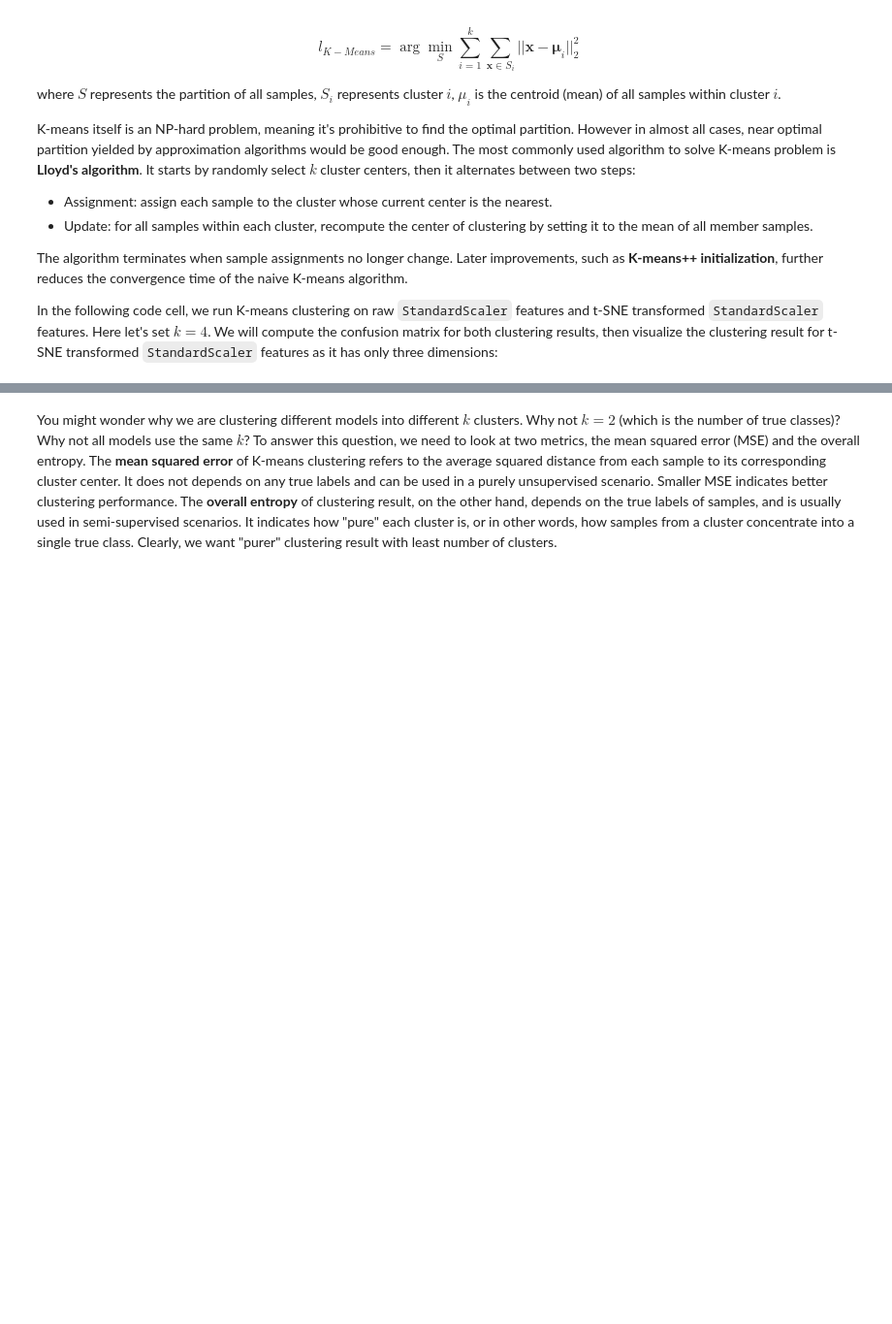
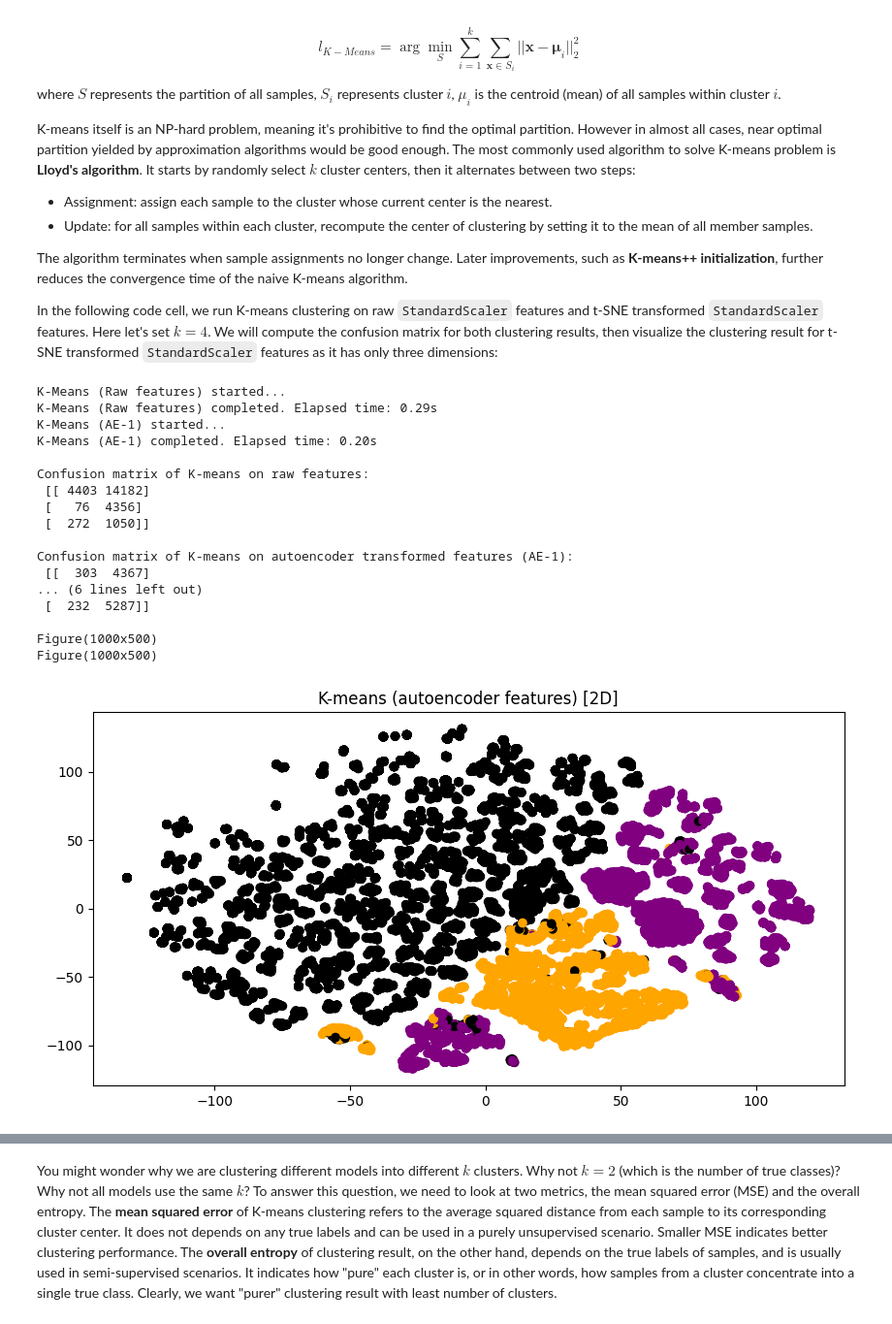
Before and after one commit to jwgrey/EE467-Lab-4, a Jupyter notebook: lab_4_student.ipynb, the cells around one changed output, grey strips where cells are left out. Shown at 97% size. Saved outputs shown, nothing was run; the diff lists cells and outputs as text; code cells hidden in the pictures; blank space fills up the shorter version.

```diff
--- a/lab_4_student.ipynb
+++ b/lab_4_student.ipynb
@@ -169,10 +171,11 @@ def make_ae_models(
         #     -> Linear(hidden_dims, bottleneck_dims)
         #
         # Add the 4 modules below in the correct order:
-        NotImplemented,  # TODO: first Linear
-        NotImplemented,  # TODO: activation
-        NotImplemented,  # TODO: dropout
-        NotImplemented,  # TODO: bottleneck Linear
+        nn.Linear(feat_dims, hidden_dims),  # TODO: first Linear
+        nn.Dropout(dropout_ratio),  # improved dropout
+        nn.GELU(),  # TODO: activation
+        nn.Dropout(dropout_ratio),  # TODO: dropout
+        nn.Linear(hidden_dims, bottleneck_dims),  # TODO: bottleneck Linear
     )
 
     # Define decoder model
@@ -187,10 +190,11 @@ def make_ae_models(
         #     -> Linear(hidden_dims, feat_dims)
         #
         # Add the 4 modules below in the correct order:
-        NotImplemented,  # TODO: first Linear
-        NotImplemented,  # TODO: dropout
-        NotImplemented,  # TODO: activation
-        NotImplemented,  # TODO: output Linear
+        nn.Linear(bottleneck_dims, hidden_dims),  # TODO: first Linear
+        nn.Dropout(dropout_ratio),  # TODO: dropout
+        nn.GELU(),  # TODO: activation
+        nn.Dropout(dropout_ratio),  # improved dropout
+        nn.Linear(hidden_dims, feat_dims),  # TODO: output Linear
     )
 
     # Move models to given PyTorch device
@@ -317,7 +346,13 @@ To apply these improvements, go back to the `make_ae_models` function, then add
 # 2) Enable dropout to prevent over-fitting (`dropout_ratio=0.1`)
 #
 # NOTE: Use feat_dims=kdd_feat_std.shape[1] and device=torch_device
-enc_model_2, dec_model_2 = NotImplemented
+enc_model_2, dec_model_2 = make_ae_models(
+    feat_dims=kdd_feat_std.shape[1],
+    dropout_ratio=0.1,
+    hidden_dims=25,
+    bottleneck_dims=10,
+    device=torch_device
+)
 
 
 # Create optimizer for autoencoder models (fixed learning rate)
@@ -349,7 +384,7 @@ with torch.inference_mode():
 # Then:
 # - fit_transform kdd_feat_ae_2
 # - store result in kdd_feat_ae_2_tsne
-kdd_feat_ae_2_tsne = NotImplemented
+kdd_feat_ae_2_tsne = autoenc_tsne.fit_transform(kdd_feat_ae_2)
 
 # Plot enhanced autoencoder bottleneck features (2D tsne)
 visualize_samples(kdd_feat_ae_2_tsne, y_std, title="Enhanced Autoencoder")
@@ -438,45 +498,70 @@ from sklearn.cluster import MiniBatchKMeans
 #    - Store the fitted model in k_means_std
 #    - Store predictions in pred_k_means_std
 #    - Wrap fit_predict with:  with timeit("K-Means (Raw features)"):
-#
+k_means_std = MiniBatchKMeans(n_clusters=3, n_init="auto")
+with timeit("K-Means (Raw features)"):
+    pred_k_means_std = k_means_std.fit_predict(kdd_feat_std)
+
 # 2) Autoencoder-1 bottleneck features: kdd_feat_ae_1
 #    - Use n_clusters=8, n_init="auto"
 #    - Store the fitted model in k_means_autoenc1
 #    - Store predictions in pred_k_means_autoenc1
 #    - Wrap fit_predict with:  with timeit("K-Means (AE-1)"):
-#
+k_means_autoenc1 = MiniBatchKMeans(n_clusters=8, n_init="auto")
+with timeit("K-Means (AE-1)"):
+    pred_k_means_autoenc1 = k_means_std.fit_predict(kdd_feat_ae_1)
+
 # 3) Autoencoder-2 bottleneck features: kdd_feat_ae_2
 #    - Use n_clusters=9, n_init="auto"
 #    - Store the fitted model in k_means_autoenc2
 #    - Store predictions in pred_k_means_autoenc2
-#
+k_means_autoenc2 = MiniBatchKMeans(n_clusters=9, n_init="auto")
+pred_k_means_autoenc2 = k_means_std.fit_predict(kdd_feat_ae_2)
+
 # NOTE:
 # - Use fit_predict(...) on the appropriate feature matrix for each case.
 # - Do NOT run K-means on t-SNE features in this part.
-raise NotImplementedError
-
 
 print("")
 # Confusion matrix of clustering results
 print(
     "Confusion matrix of K-means on raw features:\n",
     confusion_matrix(y_std, pred_k_means_std), "\n"
 )
 print(
     "Confusion matrix of K-means on autoencoder transformed features (AE-1):\n",
     confusion_matrix(y_std, pred_k_means_autoenc1), "\n"
 )
 print(
     "Confusion matrix of K-means on autoencoder transformed features (AE-2):\n",
     confusion_matrix(y_std, pred_k_means_autoenc2), "\n"
 )
 
 # Plot K-means clustering result for AE-2 t-SNE embedding
 visualize_samples(
     kdd_feat_ae_2_tsne, pred_k_means_autoenc2,
     title="K-means (autoencoder features)",
     colors=["black", "orange", "purple", "blue", "grey", "pink", "yellow", "purple", "cyan"]
 )
 
 # Plot ground-truth labels on the same AE-2 t-SNE embedding
 visualize_samples(kdd_feat_ae_2_tsne, y_std)
+# %% [output]
+K-Means (Raw features) started...
+K-Means (Raw features) completed. Elapsed time: 0.29s
+K-Means (AE-1) started...
+K-Means (AE-1) completed. Elapsed time: 0.20s
+
+Confusion matrix of K-means on raw features:
+ [[ 4403 14182]
+ [   76  4356]
+ [  272  1050]]
+
+Confusion matrix of K-means on autoencoder transformed features (AE-1):
+ [[  303  4367]
+... (6 lines left out)
+ [  232  5287]]
+
+Figure(1000x500)
+Figure(1000x500)
+[figure, added]
```
Also changed, not shown: parts of 9 cells of this notebook.
